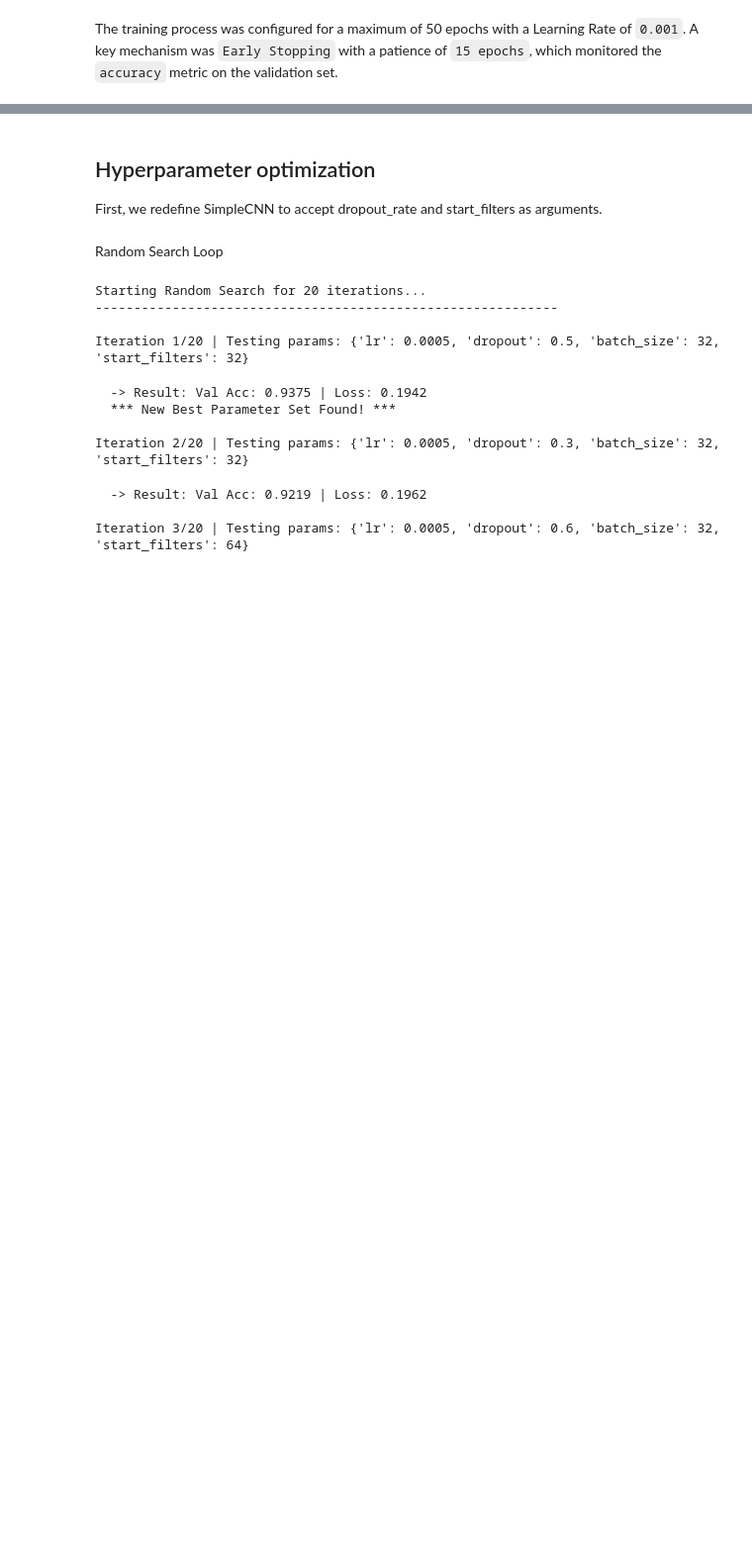
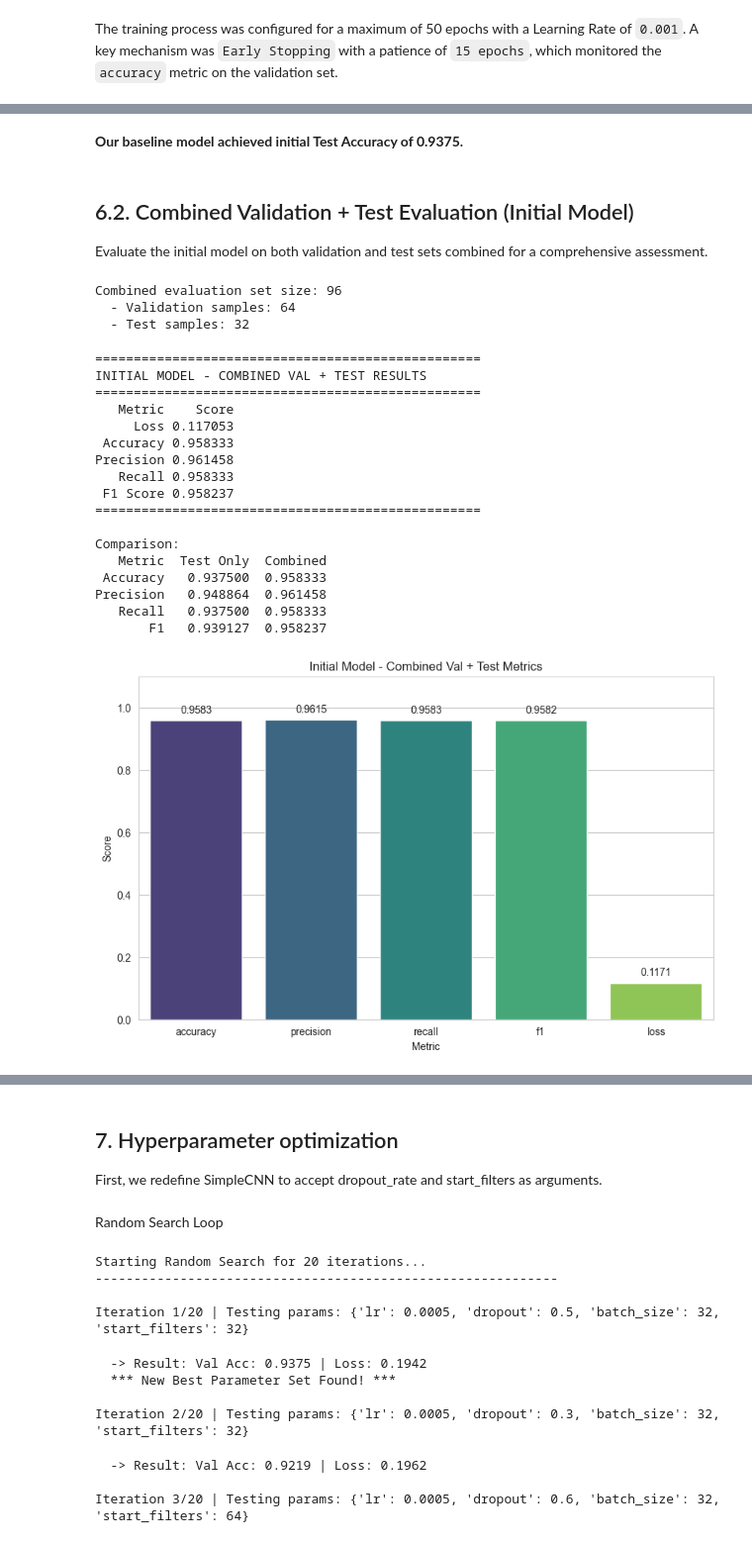
Before and after one commit to HerbyFiitStuba/covid_dataset, a Jupyter notebook: model.ipynb, the cells around one changed output, grey strips where cells are left out. Shown at 99% size. Saved outputs shown, nothing was run; the diff lists cells and outputs as text; code cells hidden in the pictures; blank space fills up the shorter version.

```diff
--- a/model.ipynb
+++ b/model.ipynb
@@ -841,0 +890,71 @@ Subsequent epochs (17-31) showed no improvement over the peak accuracy of 0.9375
+# %% [markdown]
+**Our baseline model achieved initial Test Accuracy of 0.9375.**
+# %% [markdown]
+## 6.2. Combined Validation + Test Evaluation (Initial Model)
+
+Evaluate the initial model on both validation and test sets combined for a comprehensive assessment.
+# %%
+# Combine validation and test data for comprehensive evaluation
+from torch.utils.data import ConcatDataset
+
+# Create combined dataset and loader
+initial_combined_dataset = ConcatDataset([val_dataset, test_dataset])
+initial_combined_loader = DataLoader(initial_combined_dataset, batch_size=BATCH_SIZE, shuffle=False)
+
+print(f"Combined evaluation set size: {len(initial_combined_dataset)}")
+print(f"  - Validation samples: {len(val_dataset)}")
+print(f"  - Test samples: {len(test_dataset)}")
+
+# Evaluate best model on combined data
+initial_combined_metrics = evaluate_model(model, initial_combined_loader, criterion, device, desc="Combined Eval")
+
+# Display results
+initial_combined_results_df = pd.DataFrame({
+    'Metric': ['Loss', 'Accuracy', 'Precision', 'Recall', 'F1 Score'],
+    'Score': [initial_combined_metrics['loss'], initial_combined_metrics['accuracy'],
+              initial_combined_metrics['precision'], initial_combined_metrics['recall'], initial_combined_metrics['f1']]
+})
+
+print("\n" + "="*50)
+print("INITIAL MODEL - COMBINED VAL + TEST RESULTS")
+print("="*50)
+print(initial_combined_results_df.to_string(index=False))
+print("="*50)
+
+# Compare with test only
+comparison_df = pd.DataFrame({
+    'Metric': ['Accuracy', 'Precision', 'Recall', 'F1'],
+    'Test Only': [initial_test_metrics['accuracy'], initial_test_metrics['precision'],
+                  initial_test_metrics['recall'], initial_test_metrics['f1']],
+    'Combined': [initial_combined_metrics['accuracy'], initial_combined_metrics['precision'],
+                 initial_combined_metrics['recall'], initial_combined_metrics['f1']]
+})
+print("\nComparison:")
+print(comparison_df.to_string(index=False))
+
+# Visualizations
+plot_metrics_barplot(initial_combined_metrics, title="Initial Model - Combined Val + Test Metrics")
+plot_confusion_matrix(initial_combined_metrics['targets'], initial_combined_metrics['predictions'],
+                      dataset.classes, title="Initial Model - Combined Val + Test Confusion Matrix")
+# %% [output]
+Combined evaluation set size: 96
+  - Validation samples: 64
+  - Test samples: 32
+==================================================
+INITIAL MODEL - COMBINED VAL + TEST RESULTS
+==================================================
+   Metric    Score
+     Loss 0.117053
+ Accuracy 0.958333
+Precision 0.961458
+   Recall 0.958333
+ F1 Score 0.958237
+==================================================
+
+Comparison:
+   Metric  Test Only  Combined
+ Accuracy   0.937500  0.958333
+Precision   0.948864  0.961458
+   Recall   0.937500  0.958333
+       F1   0.939127  0.958237
+[figure, added]
@@ -842,5 +962,5 @@ Subsequent epochs (17-31) showed no improvement over the peak accuracy of 0.9375
 # %% [markdown]
-## Hyperparameter optimization
+## 7. Hyperparameter optimization
 First, we redefine SimpleCNN to accept dropout_rate and start_filters as arguments.
 # %%
 import torch.nn as nn
```
Also changed, not shown: parts of 23 cells of this notebook, 1 other file.
